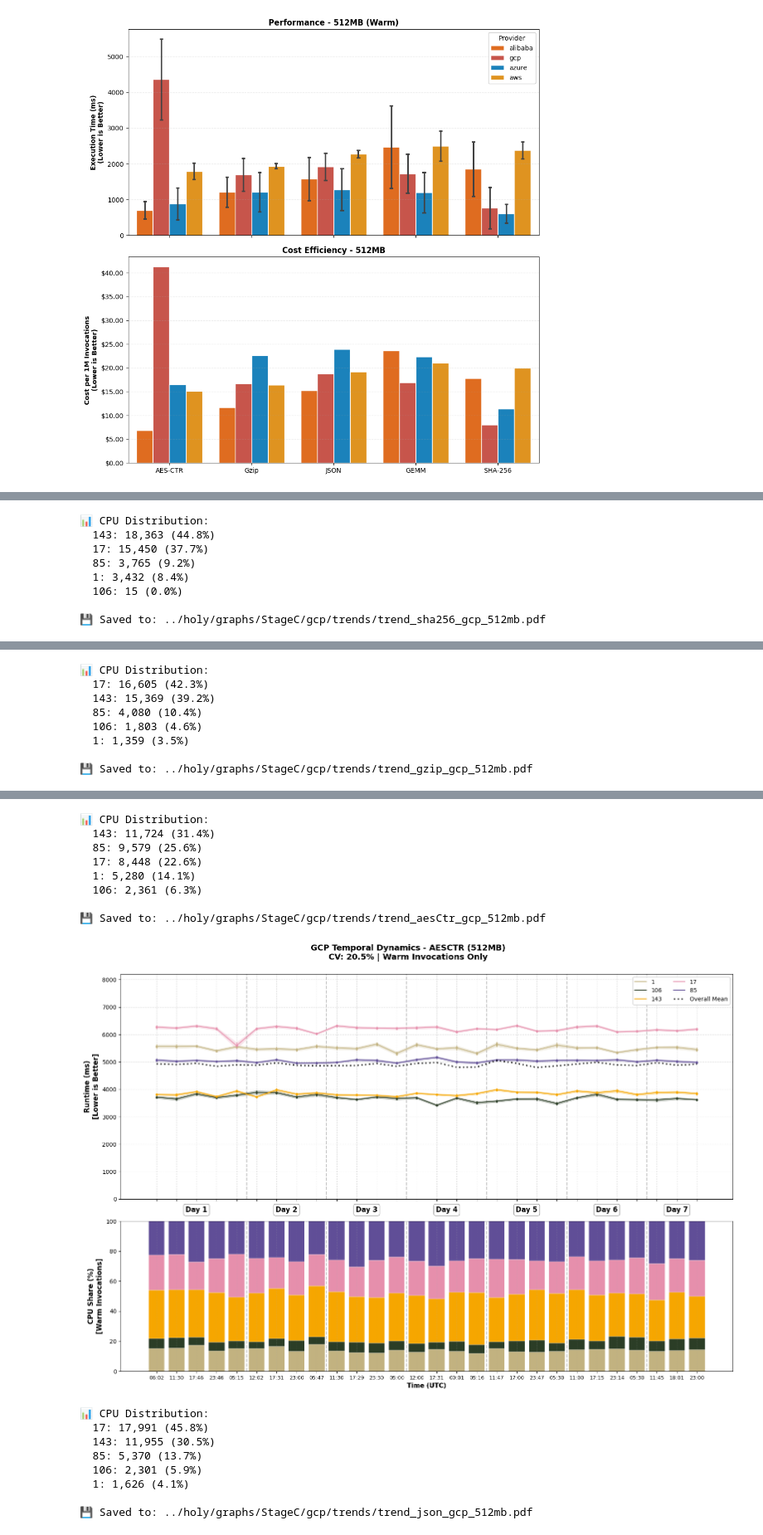
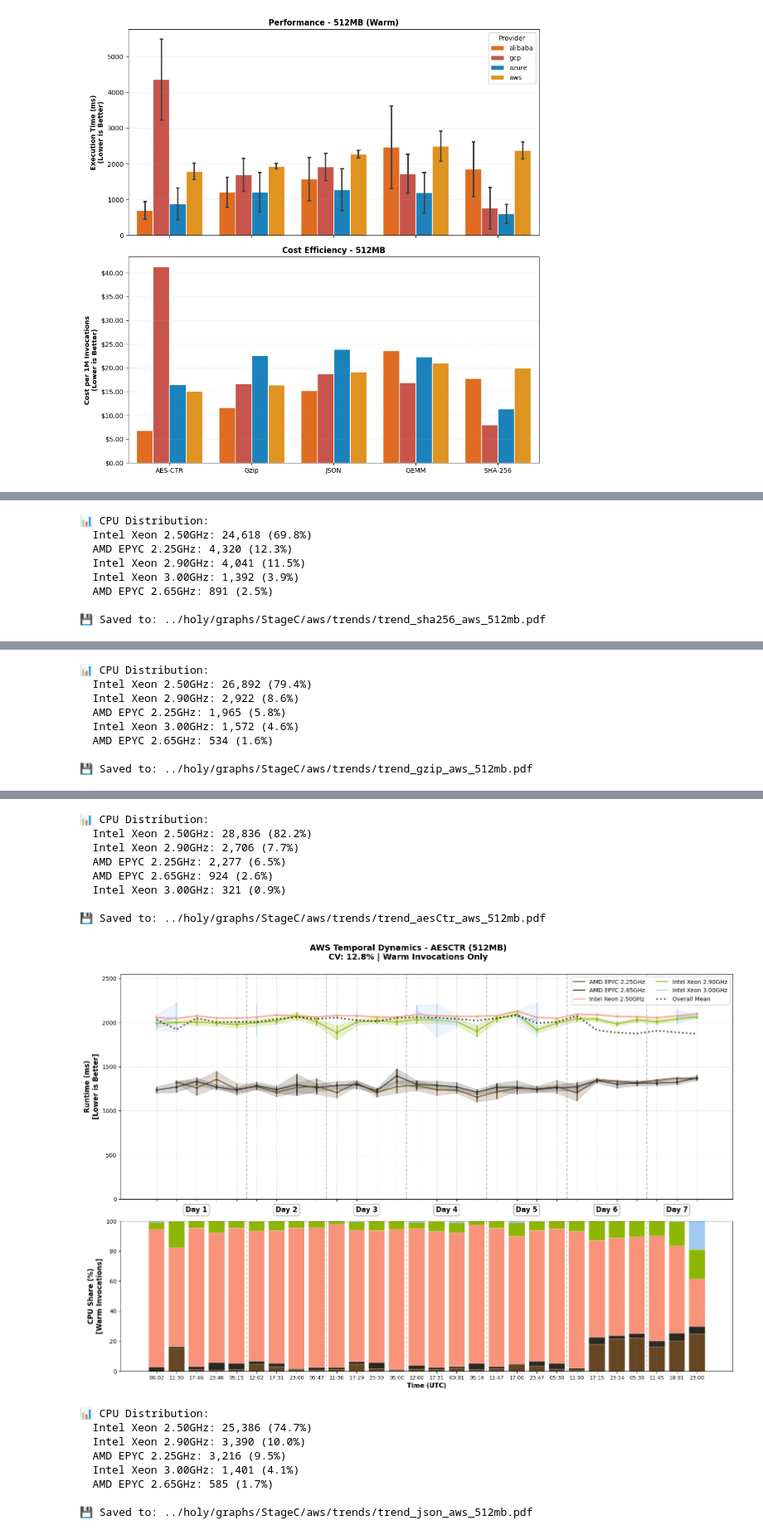
Before and after one commit to Persists/classifaas-results, a Jupyter notebook: stage_c.ipynb, the cells around one changed output, grey strips where cells are left out. Shown at 83% size. Saved outputs shown, nothing was run; the diff lists cells and outputs as text; code cells hidden in the pictures.

```diff
--- a/stage_c.ipynb
+++ b/stage_c.ipynb
@@ -912,19 +920,19 @@ def plot_experiment_trend_robust(df, provider, memory_size=512, benchmark="gemm"
 #                              save_dir="../holy/graphs/StageC")
 
 # Alibaba: Specific time range
-plot_experiment_trend_robust(df, "gcp", memory_size=512, benchmark="gemm",
+plot_experiment_trend_robust(df, "aws", memory_size=512, benchmark="gemm",
                              save_dir="../holy/graphs/StageC")
 
-plot_experiment_trend_robust(df, "gcp", memory_size=512, benchmark="sha256",
+plot_experiment_trend_robust(df, "aws", memory_size=512, benchmark="sha256",
                              save_dir="../holy/graphs/StageC")
 
-plot_experiment_trend_robust(df, "gcp", memory_size=512, benchmark="gzip",
+plot_experiment_trend_robust(df, "aws", memory_size=512, benchmark="gzip",
                              save_dir="../holy/graphs/StageC")
 
-plot_experiment_trend_robust(df, "gcp", memory_size=512, benchmark="aesCtr",
+plot_experiment_trend_robust(df, "aws", memory_size=512, benchmark="aesCtr",
                              save_dir="../holy/graphs/StageC")
 
-plot_experiment_trend_robust(df, "gcp", memory_size=512, benchmark="json",
+plot_experiment_trend_robust(df, "aws", memory_size=512, benchmark="json",
                              save_dir="../holy/graphs/StageC")
 # %% [output]
 📊 CPU Distribution:
@@ -939,8 +947,8 @@ plot_experiment_trend_robust(df, "gcp", memory_size=512, benchmark="json",
 📊 CPU Distribution:
-  143: 18,363 (44.8%)
-  17: 15,450 (37.7%)
-  85: 3,765 (9.2%)
-  1: 3,432 (8.4%)
-  106: 15 (0.0%)
+  Intel Xeon 2.50GHz: 24,618 (69.8%)
+  AMD EPYC 2.25GHz: 4,320 (12.3%)
+  Intel Xeon 2.90GHz: 4,041 (11.5%)
+  Intel Xeon 3.00GHz: 1,392 (3.9%)
+  AMD EPYC 2.65GHz: 891 (2.5%)
 
-💾 Saved to: ../holy/graphs/StageC/gcp/trends/trend_sha256_gcp_512mb.pdf
+💾 Saved to: ../holy/graphs/StageC/aws/trends/trend_sha256_aws_512mb.pdf
@@ -948,8 +956,8 @@ plot_experiment_trend_robust(df, "gcp", memory_size=512, benchmark="json",
 📊 CPU Distribution:
-  17: 16,605 (42.3%)
-  143: 15,369 (39.2%)
-  85: 4,080 (10.4%)
-  106: 1,803 (4.6%)
-  1: 1,359 (3.5%)
+  Intel Xeon 2.50GHz: 26,892 (79.4%)
+  Intel Xeon 2.90GHz: 2,922 (8.6%)
+  AMD EPYC 2.25GHz: 1,965 (5.8%)
+  Intel Xeon 3.00GHz: 1,572 (4.6%)
+  AMD EPYC 2.65GHz: 534 (1.6%)
 
-💾 Saved to: ../holy/graphs/StageC/gcp/trends/trend_gzip_gcp_512mb.pdf
+💾 Saved to: ../holy/graphs/StageC/aws/trends/trend_gzip_aws_512mb.pdf
@@ -957,17 +965,17 @@ plot_experiment_trend_robust(df, "gcp", memory_size=512, benchmark="json",
 📊 CPU Distribution:
-  143: 11,724 (31.4%)
-  85: 9,579 (25.6%)
-  17: 8,448 (22.6%)
-  1: 5,280 (14.1%)
-  106: 2,361 (6.3%)
+  Intel Xeon 2.50GHz: 28,836 (82.2%)
+  Intel Xeon 2.90GHz: 2,706 (7.7%)
+  AMD EPYC 2.25GHz: 2,277 (6.5%)
+  AMD EPYC 2.65GHz: 924 (2.6%)
+  Intel Xeon 3.00GHz: 321 (0.9%)
 
-💾 Saved to: ../holy/graphs/StageC/gcp/trends/trend_aesCtr_gcp_512mb.pdf
+💾 Saved to: ../holy/graphs/StageC/aws/trends/trend_aesCtr_aws_512mb.pdf
-[figure, old version]
+[figure, new version]
 📊 CPU Distribution:
-  17: 17,991 (45.8%)
-  143: 11,955 (30.5%)
-  85: 5,370 (13.7%)
-  106: 2,301 (5.9%)
-  1: 1,626 (4.1%)
+  Intel Xeon 2.50GHz: 25,386 (74.7%)
+  Intel Xeon 2.90GHz: 3,390 (10.0%)
+  AMD EPYC 2.25GHz: 3,216 (9.5%)
+  Intel Xeon 3.00GHz: 1,401 (4.1%)
+  AMD EPYC 2.65GHz: 585 (1.7%)
 
-💾 Saved to: ../holy/graphs/StageC/gcp/trends/trend_json_gcp_512mb.pdf
+💾 Saved to: ../holy/graphs/StageC/aws/trends/trend_json_aws_512mb.pdf
```
Also changed, not shown: parts of 3 cells of this notebook, 14 other files.
